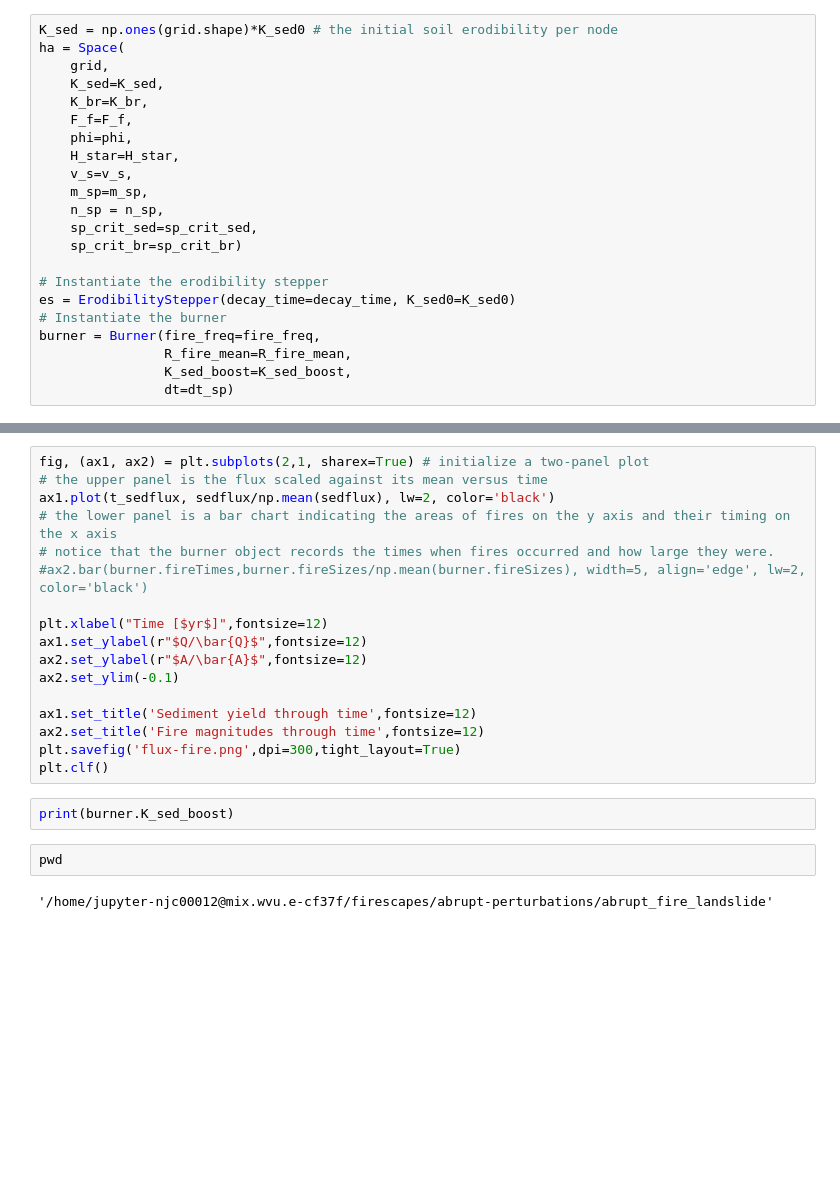
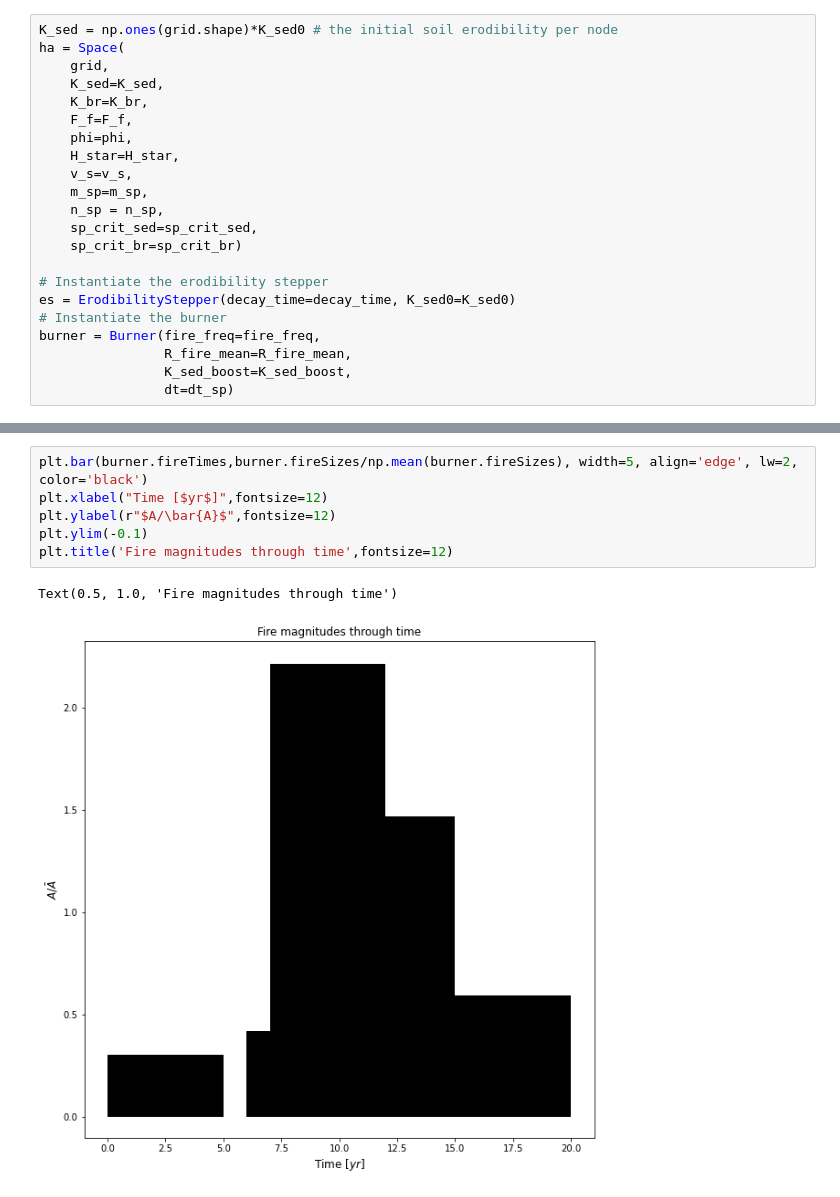
Before and after one commit to csdms-spring-school-2022/abrupt-perturbations, a Jupyter notebook: abrupt_fire_landslide/Fire_try.ipynb, the cells around one changed output, grey strips where cells are left out. Cells and saved outputs as stored; diff of their text form; blank space fills up the shorter version.

```diff
--- a/abrupt_fire_landslide/Fire_try.ipynb
+++ b/abrupt_fire_landslide/Fire_try.ipynb
@@ -275,23 +269,9 @@ print(np.max(K_sed))
 # %%
-fig, (ax1, ax2) = plt.subplots(2,1, sharex=True) # initialize a two-panel plot
-# the upper panel is the flux scaled against its mean versus time
-ax1.plot(t_sedflux, sedflux/np.mean(sedflux), lw=2, color='black')
-# the lower panel is a bar chart indicating the areas of fires on the y axis and their timing on the x axis
-# notice that the burner object records the times when fires occurred and how large they were.
-#ax2.bar(burner.fireTimes,burner.fireSizes/np.mean(burner.fireSizes), width=5, align='edge', lw=2, color='black')
-
+plt.bar(burner.fireTimes,burner.fireSizes/np.mean(burner.fireSizes), width=5, align='edge', lw=2, color='black')
 plt.xlabel("Time [$yr$]",fontsize=12)
-ax1.set_ylabel(r"$Q/\bar{Q}$",fontsize=12)
-ax2.set_ylabel(r"$A/\bar{A}$",fontsize=12)
-ax2.set_ylim(-0.1)
-
-ax1.set_title('Sediment yield through time',fontsize=12)
-ax2.set_title('Fire magnitudes through time',fontsize=12)
-plt.savefig('flux-fire.png',dpi=300,tight_layout=True)
-plt.clf()
+plt.ylabel(r"$A/\bar{A}$",fontsize=12)
+plt.ylim(-0.1)
+plt.title('Fire magnitudes through time',fontsize=12)
+# %% [output]
+Text(0.5, 1.0, 'Fire magnitudes through time')
+[figure, added]
-# %%
-print(burner.K_sed_boost)
-# %%
-pwd
-# %% [output]
-'/home/jupyter-njc00012@mix.wvu.e-cf37f/firescapes/abrupt-perturbations/abrupt_fire_landslide'
```
Also changed, not shown: parts of 9 cells of this notebook.
